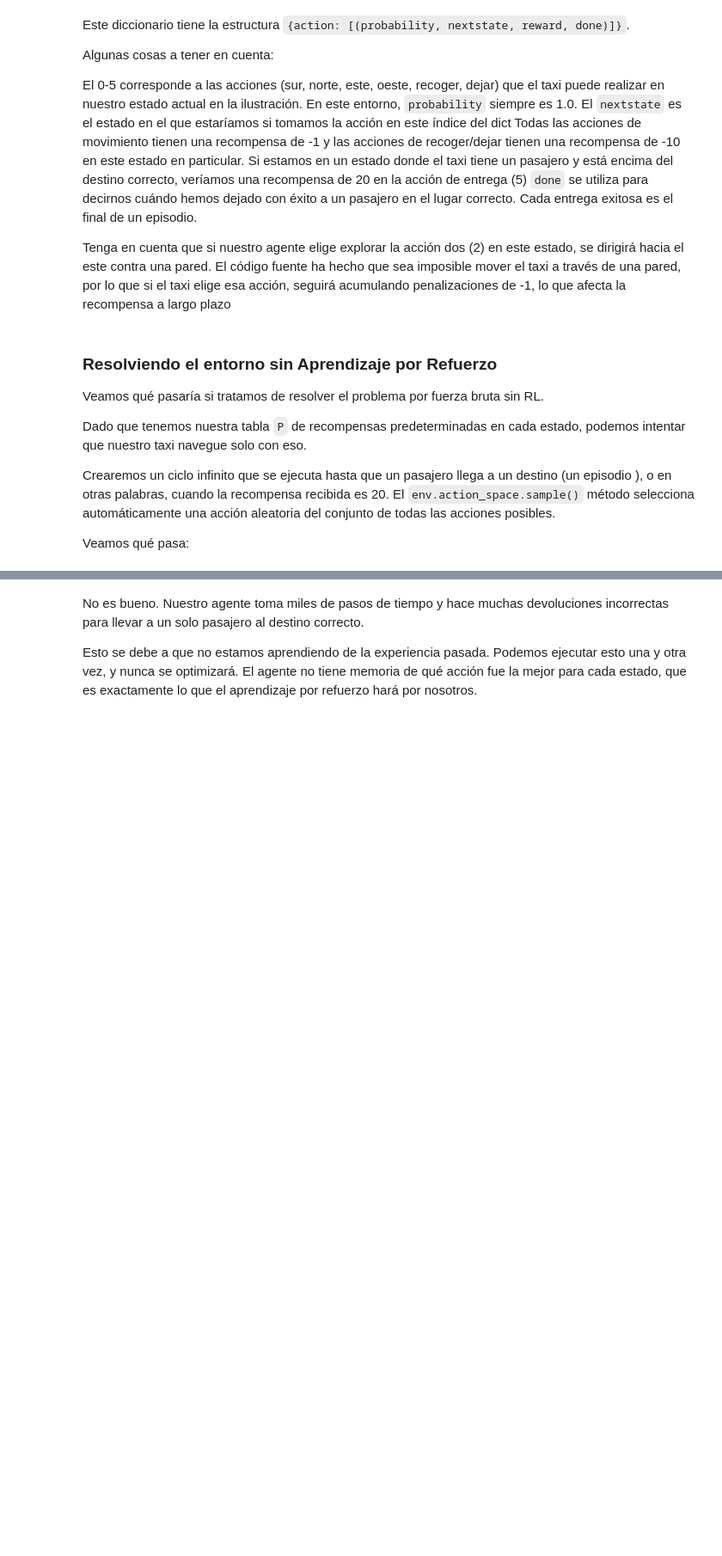
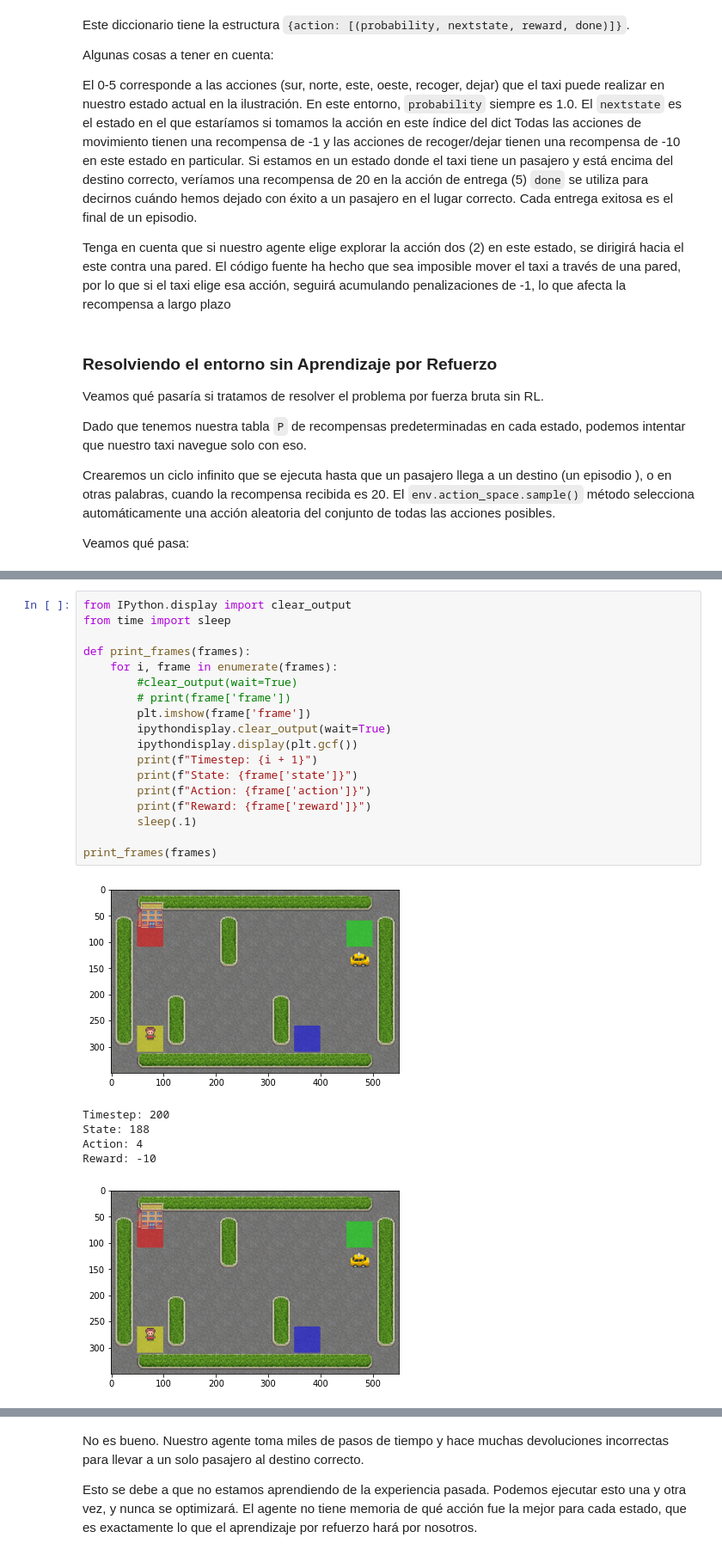
Before and after one commit to FernandoBRdgz/inteligencia_artificial, a Jupyter notebook: aprendizaje_reforzado/q_aprendizaje_taxi.ipynb, the cells around one changed output, grey strips where cells are left out. Shown at 86% size. Saved outputs shown, nothing was run; the diff lists cells and outputs as text; blank space fills up the shorter version.

```diff
--- a/aprendizaje_reforzado/q_aprendizaje_taxi.ipynb
+++ b/aprendizaje_reforzado/q_aprendizaje_taxi.ipynb
@@ -236 +256,26 @@ Veamos qué pasa:
+# %%
+from IPython.display import clear_output
+from time import sleep
+
+def print_frames(frames):
+    for i, frame in enumerate(frames):
+        #clear_output(wait=True)
+        # print(frame['frame'])
+        plt.imshow(frame['frame'])
+        ipythondisplay.clear_output(wait=True)
+        ipythondisplay.display(plt.gcf())
+        print(f"Timestep: {i + 1}")
+        print(f"State: {frame['state']}")
+        print(f"Action: {frame['action']}")
+        print(f"Reward: {frame['reward']}")
+        sleep(.1)
+
+print_frames(frames)
+# %% [output]
+[figure, added]
+Timestep: 200
+State: 188
+Action: 4
+Reward: -10
+[figure, added]
 # %%
```
Also changed, not shown: parts of 14 cells of this notebook.
